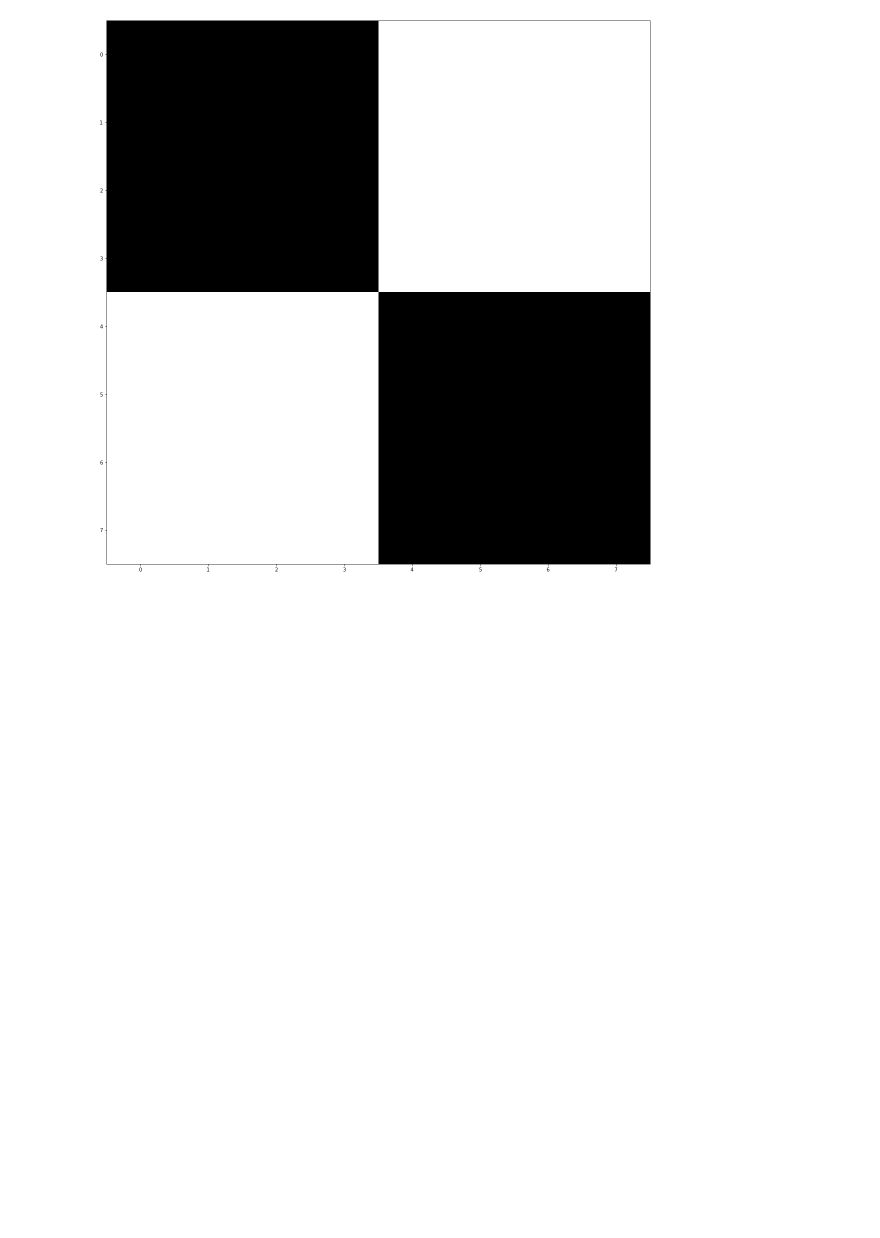
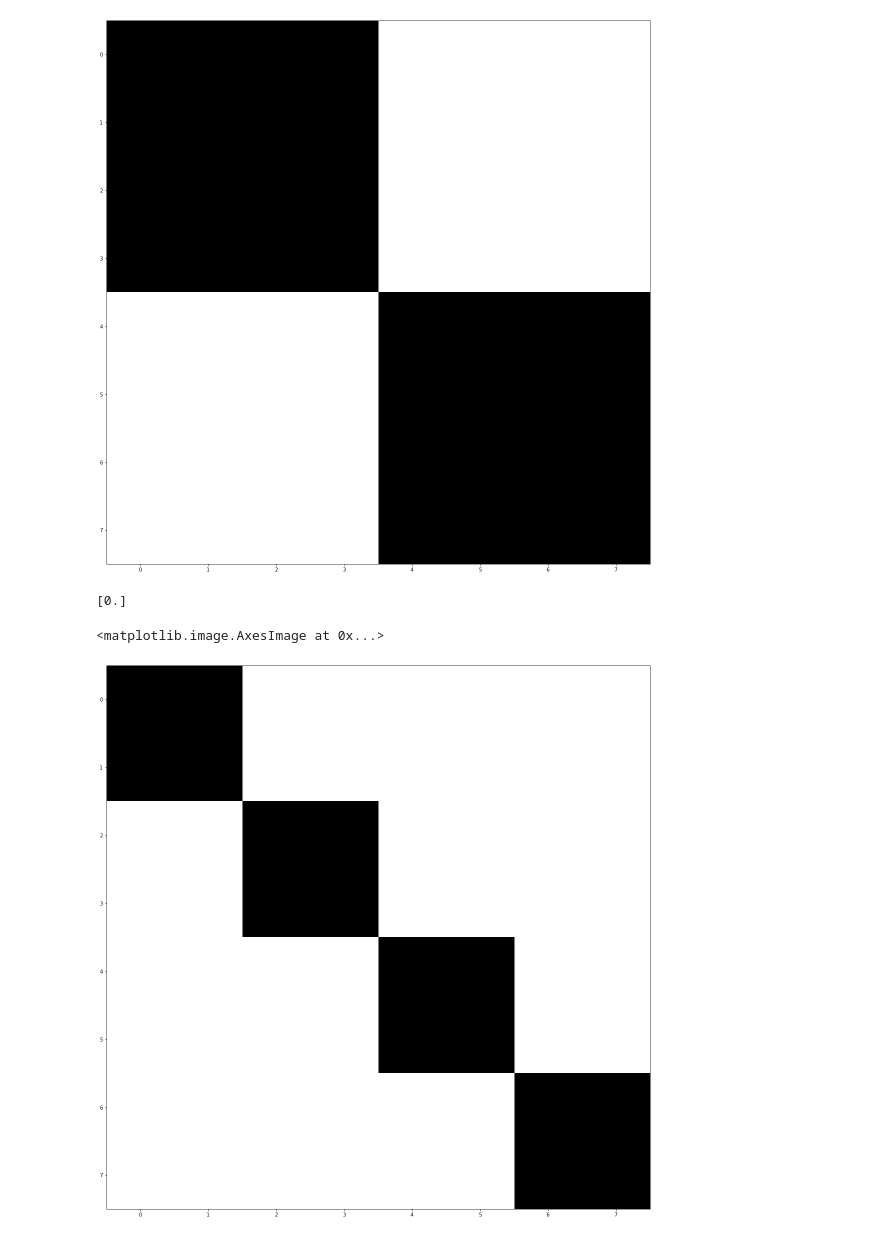
Before and after one commit to nmichlo/disent, a Jupyter notebook: notebooks/figure gen_factor_space.ipynb, the cells around one changed output. Cells and saved outputs as stored; diff of their text form; code cells hidden in the pictures; blank space fills up the shorter version.

```diff
--- a/notebooks/figure gen_factor_space.ipynb
+++ b/notebooks/figure gen_factor_space.ipynb
@@ -33,4 +35,25 @@ plt.imshow(cluster2,cmap='gray')
 [1.]
 <matplotlib.image.AxesImage at 0x...>
 [figure]
+# %%
+
+cluster1 = np.ones((8,8,1))
+cluster4 = np.ones((8,8,1))
+cluster4[:4,4:]=0
+cluster4[4:,:4]=0
+cluster4[0:2,2:4]=0
+cluster4[2:4,0:2]=0
+cluster4[4:6,6:8]=0
+cluster4[6:8,4:6]=0
+#cluster2[4:,4:]=1
+#cluster2[:4,:4]=1
+#base = np.zeros((8,8,1))*255
+plt.imshow(cluster4,cmap='gray')
+print(cluster2[0,0])
+cluster4 = np.ones((8,8,1)) - cluster4
+plt.imshow(cluster4,cmap='gray')
+# %% [output]
+[0.]
+<matplotlib.image.AxesImage at 0x...>
+[figure, added]
 # %%
```
Also changed, not shown: parts of 6 cells of this notebook.
